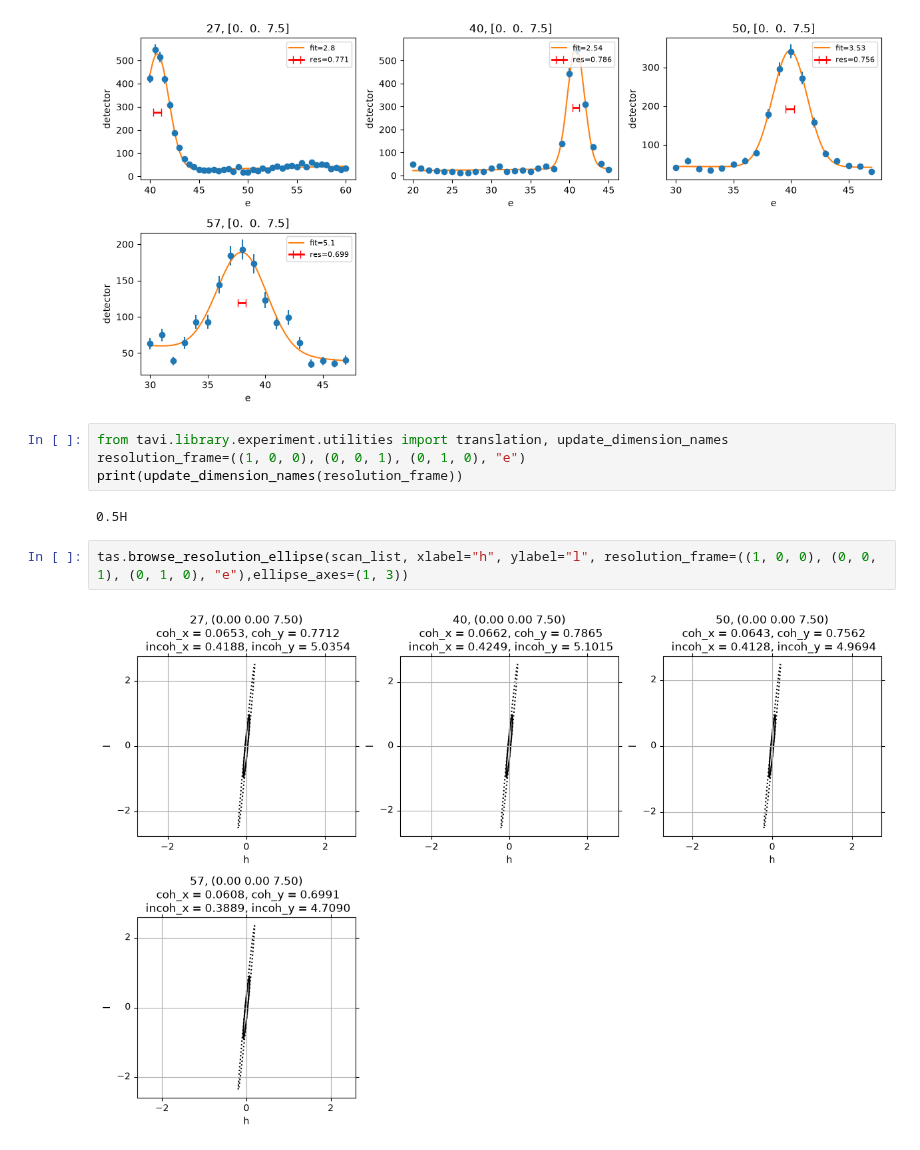
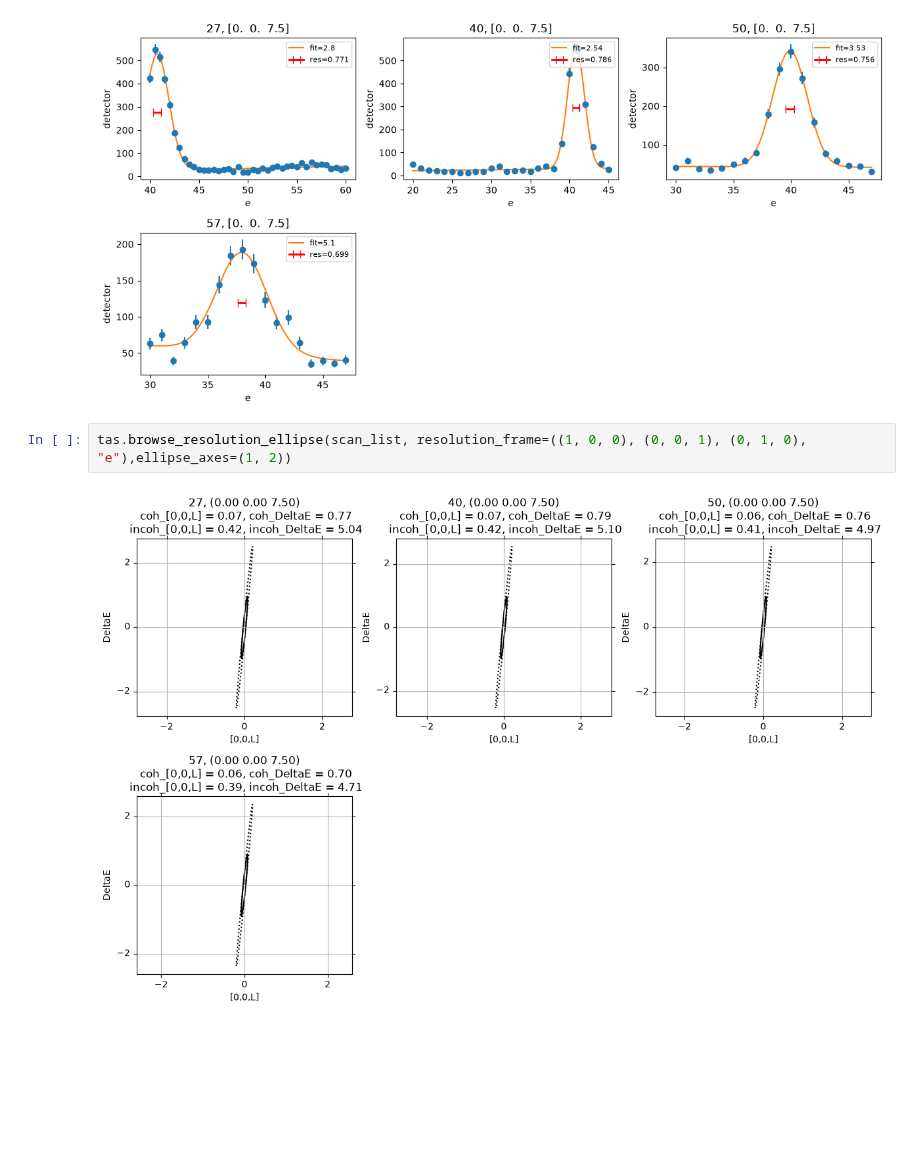
Before and after one commit to neutrons/TAVI, a Jupyter notebook: scripts/ellipse_in_hkle.ipynb, the cells around one changed output. Cells and saved outputs as stored; diff of their text form; blank space fills up the shorter version.

```diff
--- a/scripts/ellipse_in_hkle.ipynb
+++ b/scripts/ellipse_in_hkle.ipynb
@@ -134,13 +134,7 @@ _=tas.browse(scan_list,
 # %% [output]
 incoherent FWHM =  [(np.float64(5.035423465606379),), (np.float64(5.101537574322553),), (np.float64(4.9694175687282),), (np.float64(4.70900900734317),)]
 [figure]
-# %%
-from tavi.library.experiment.utilities import translation, update_dimension_names
-resolution_frame=((1, 0, 0), (0, 0, 1), (0, 1, 0), "e")
-print(update_dimension_names(resolution_frame))
-# %% [output]
-0.5H
 # %%
-tas.browse_resolution_ellipse(scan_list, xlabel="h", ylabel="l", resolution_frame=((1, 0, 0), (0, 0, 1), (0, 1, 0), "e"),ellipse_axes=(1, 3))
+tas.browse_resolution_ellipse(scan_list, resolution_frame=((1, 0, 0), (0, 0, 1), (0, 1, 0), "e"),ellipse_axes=(1, 2))
 # %% [output]
-[figure, old version]
+[figure, new version]
```
Also changed, not shown: 1 other file.
